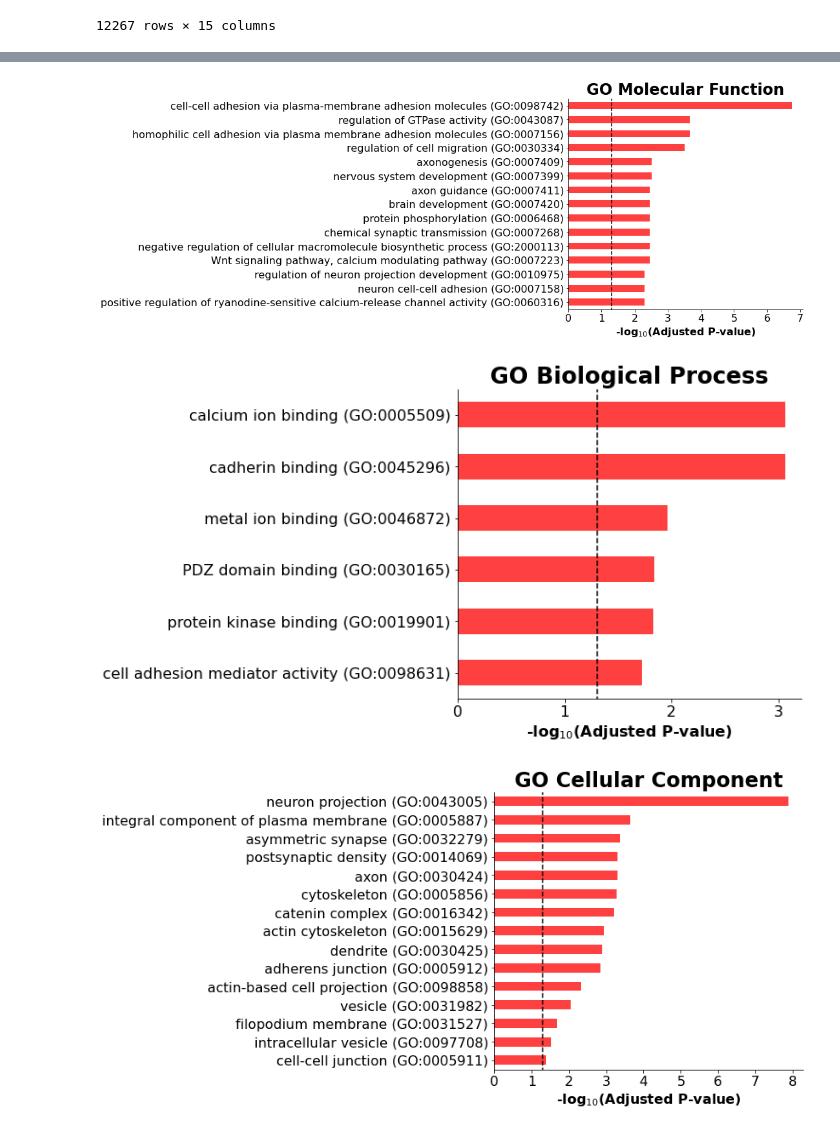
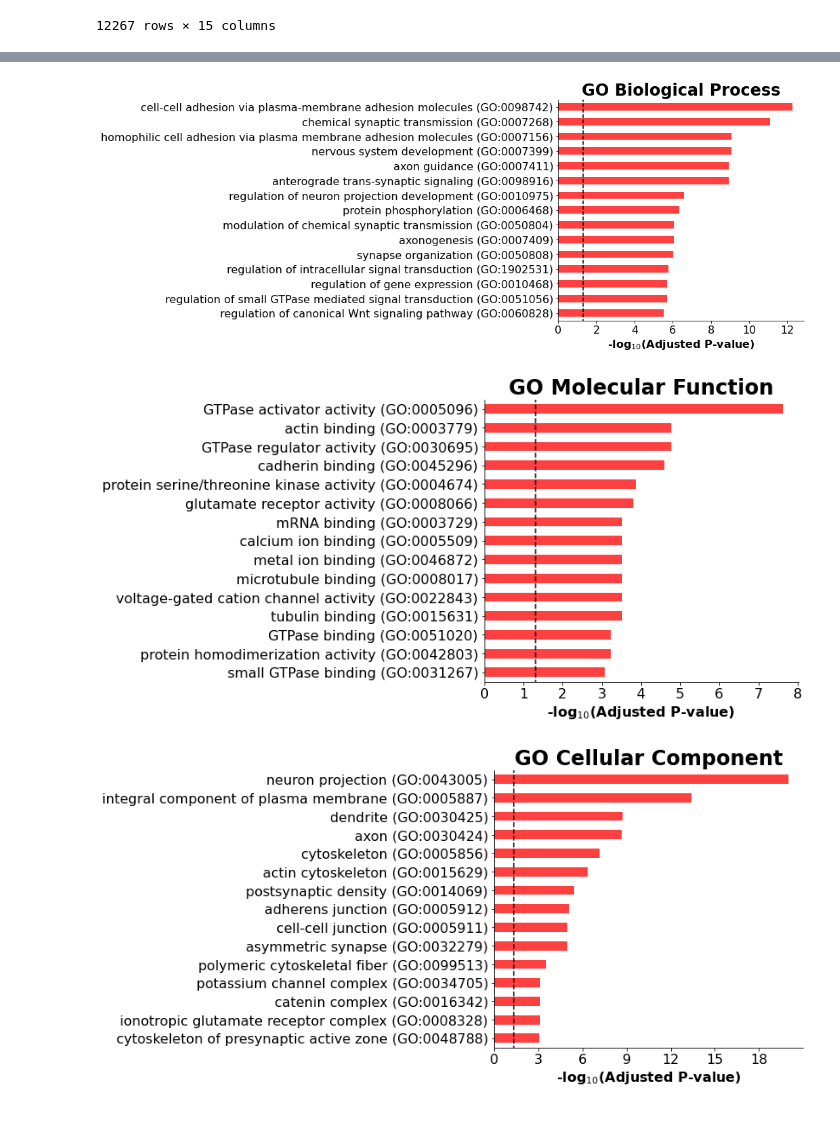
Before and after one commit to aadenisova/bird_innovation, a Jupyter notebook: scripts/SNP_analysis/Get_list_of_genes_8.ipynb, the cells around one changed output, grey strips where cells are left out. Saved outputs shown, nothing was run; the diff lists cells and outputs as text; code cells hidden in the pictures.

```diff
--- a/scripts/SNP_analysis/Get_list_of_genes_8.ipynb
+++ b/scripts/SNP_analysis/Get_list_of_genes_8.ipynb
@@ -58,10 +58,12 @@ def get_df(database, genelist, background):
      )
     return enr
 
-def plot(df, bg, name):
+def plot(df, bg, name, save = False):
     name = ' '.join(name.split('_'))
     barplot(df.res2d,title= name+bg, top_term=15, cutoff=0.05,color = 'r')
     plt.plot([l,l],[-1, 15], linestyle = '--',color='k', label = '- log10(0.05)')
+    if save:
+        plt.savefig(f'{path_to_data}final_data/pics/{name}_all.png',  bbox_inches='tight', dpi = 400)
 # %%
 !ls /Users/aleksandradenisova/Desktop/coursework/data/stage3/two_alleles.tsv
 # %% [output]
@@ -230,10 +198,10 @@ df_proc.sort_values(by = 'Adjusted P-value')
 # %%
 genelists_all = list(genelists[0]|genelists[1]|genelists[2])
-plot(get_df(go_BP, genelist, background),'', 'GO_Molecular_Function')
-plot(get_df(go_MF, genelist, background), '', 'GO_Biological_Process')
-plot(get_df(go_CC, genelist, background), '', 'GO_Cellular_Component')
-plot(get_df(go_reactome, genelist, background), '', 'Reactome_2016')
+plot(get_df(go_BP, genelists_all, background),'', 'GO Biological Process', save = True)
+plot(get_df(go_MF, genelists_all, background), '', 'GO Molecular Function', save = True)
+plot(get_df(go_CC, genelists_all, background), '', 'GO Cellular Component', save = True)
+plot(get_df(go_reactome, genelists_all, background), '', 'Reactome', save = True)
 # %% [output]
-[figure, old version]
+[figure, new version]
-[figure, old version]
+[figure, new version]
-[figure, old version]
+[figure, new version]
```
Also changed, not shown: parts of 13 cells of this notebook, 2 other files.
